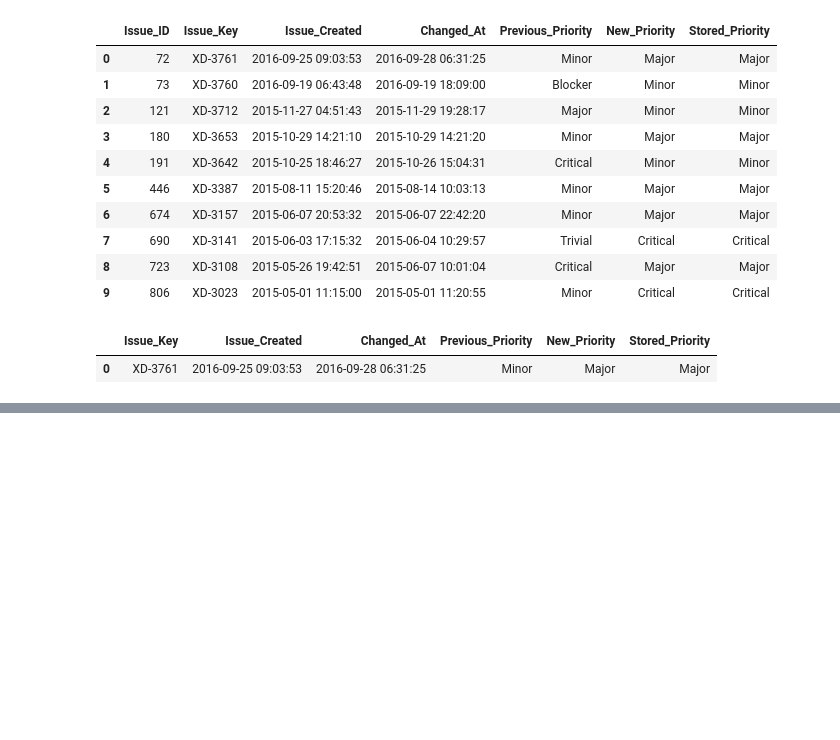
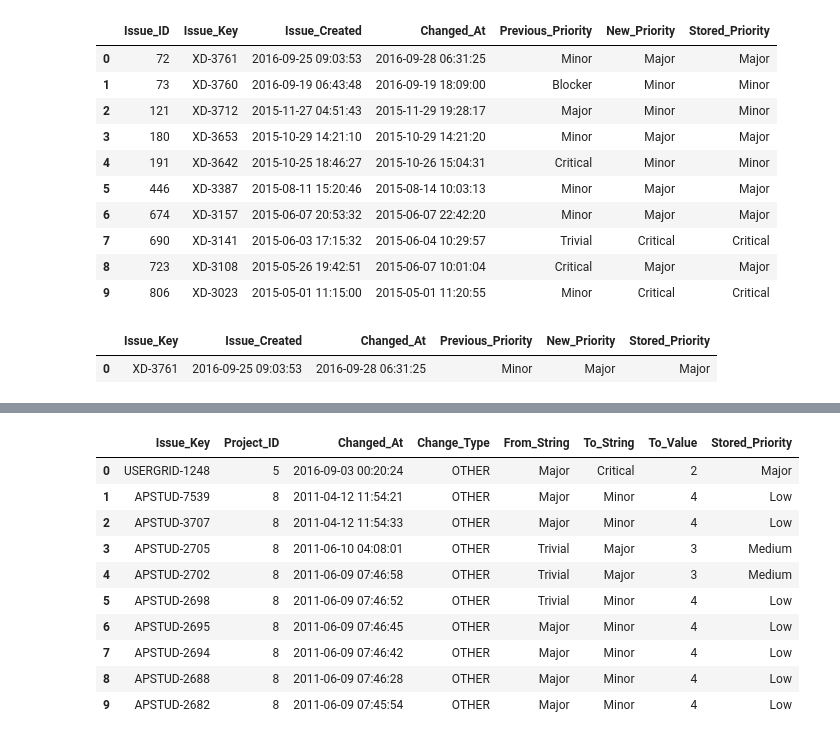
Before and after one commit to numrahzafar30-spec/tawos-cross-project-prediction, a Jupyter notebook: notebooks/01_TAWOS_Data_Exploration.ipynb, the cells around one changed output, grey strips where cells are left out. Cells and saved outputs as stored; diff of their text form; code cells hidden in the pictures; blank space fills up the shorter version.

```diff
--- a/notebooks/01_TAWOS_Data_Exploration.ipynb
+++ b/notebooks/01_TAWOS_Data_Exploration.ipynb
@@ -433,0 +1088,67 @@ display(priority_history)
+# %%
+from sqlalchemy import text
+import pandas as pd
+
+query = text("""
+    WITH latest_changes AS (
+        SELECT
+            c.Issue_ID,
+            i.Issue_Key,
+            i.Project_ID,
+            c.Creation_Date AS Changed_At,
+            c.Change_Type,
+            c.From_String,
+            c.To_String,
+            c.To_Value,
+            i.Priority AS Stored_Priority,
+
+            ROW_NUMBER() OVER (
+                PARTITION BY c.Issue_ID
+                ORDER BY c.Creation_Date DESC, c.ID DESC
+            ) AS rn
+
+        FROM `Change_Log` c
+        JOIN `Issue` i
+            ON c.Issue_ID = i.ID
+
+        WHERE c.Field = 'priority'
+    )
+
+    SELECT
+        Issue_Key,
+        Project_ID,
+        Changed_At,
+        Change_Type,
+        From_String,
+        To_String,
+        To_Value,
+        Stored_Priority
+
+    FROM latest_changes
+
+    WHERE rn = 1
+      AND NULLIF(TRIM(To_String), '') IS NOT NULL
+      AND NOT (
+          NULLIF(TRIM(To_String), '')
+          <=>
+          NULLIF(TRIM(Stored_Priority), '')
+      )
+
+    LIMIT 10
+""")
+
+priority_mismatch_samples = pd.read_sql(query, engine)
+
+display(priority_mismatch_samples)
+# %% [output]
+|  | Issue_Key | Project_ID | Changed_At | Change_Type | From_String | To_String | To_Value | Stored_Priority |
+| 0 | USERGRID-1248 | 5 | 2016-09-03 00:20:24 | OTHER | Major | Critical | 2 | Major |
+| 1 | APSTUD-7539 | 8 | 2011-04-12 11:54:21 | OTHER | Major | Minor | 4 | Low |
+| 2 | APSTUD-3707 | 8 | 2011-04-12 11:54:33 | OTHER | Major | Minor | 4 | Low |
+| 3 | APSTUD-2705 | 8 | 2011-06-10 04:08:01 | OTHER | Trivial | Major | 3 | Medium |
+| 4 | APSTUD-2702 | 8 | 2011-06-09 07:46:58 | OTHER | Trivial | Major | 3 | Medium |
+| 5 | APSTUD-2698 | 8 | 2011-06-09 07:46:52 | OTHER | Trivial | Minor | 4 | Low |
+| 6 | APSTUD-2695 | 8 | 2011-06-09 07:46:45 | OTHER | Major | Minor | 4 | Low |
+| 7 | APSTUD-2694 | 8 | 2011-06-09 07:46:42 | OTHER | Major | Minor | 4 | Low |
+| 8 | APSTUD-2688 | 8 | 2011-06-09 07:46:28 | OTHER | Major | Minor | 4 | Low |
+| 9 | APSTUD-2682 | 8 | 2011-06-09 07:45:54 | OTHER | Major | Minor | 4 | Low |
```
Also changed, not shown: parts of 18 cells of this notebook.
